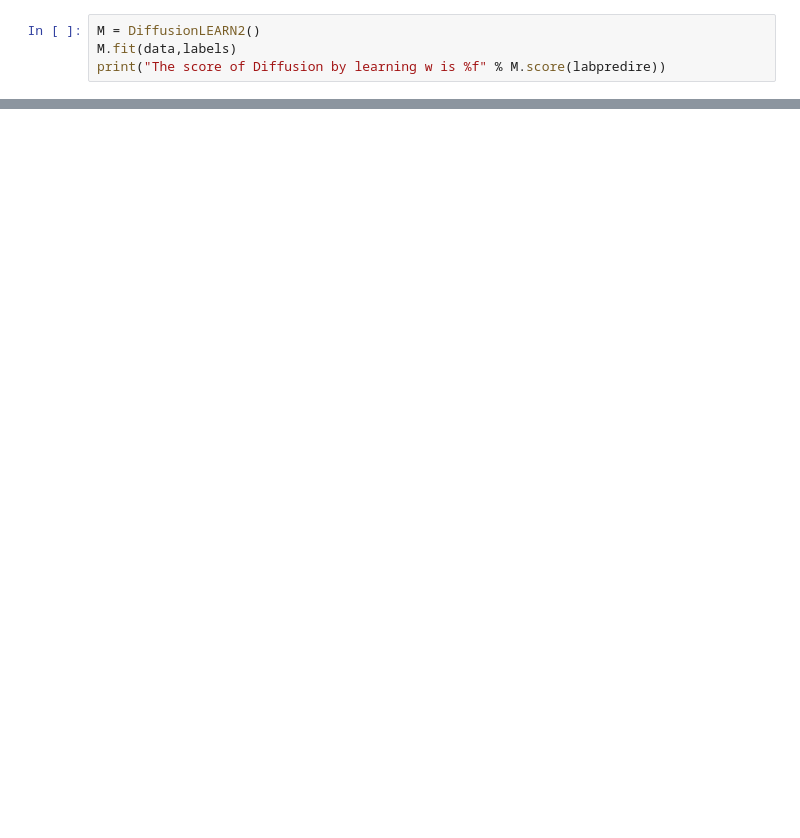
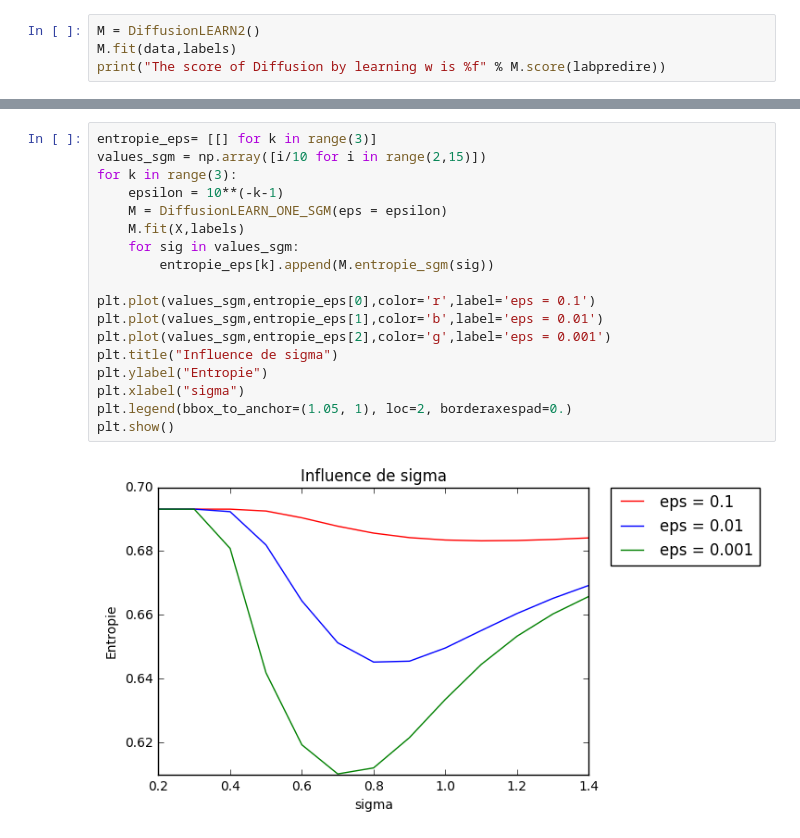
Before and after one commit to quentin-duchemin/Projet_MALAP, a Jupyter notebook: Projet.ipynb, the cells around one changed output, grey strips where cells are left out. Drawn from its saved outputs; the diff is of its cells as text; blank space fills up the shorter version.

Commit message:
correction apprentissage sigma

```diff
--- a/Projet.ipynb
+++ b/Projet.ipynb
@@ -832,0 +839,20 @@ plt.show()
+# %%
+entropie_eps= [[] for k in range(3)]
+values_sgm = np.array([i/10 for i in range(2,15)])
+for k in range(3):
+    epsilon = 10**(-k-1)
+    M = DiffusionLEARN_ONE_SGM(eps = epsilon)
+    M.fit(X,labels)
+    for sig in values_sgm:
+        entropie_eps[k].append(M.entropie_sgm(sig))
+
+plt.plot(values_sgm,entropie_eps[0],color='r',label='eps = 0.1')
+plt.plot(values_sgm,entropie_eps[1],color='b',label='eps = 0.01')
+plt.plot(values_sgm,entropie_eps[2],color='g',label='eps = 0.001')
+plt.title("Influence de sigma")
+plt.ylabel("Entropie")
+plt.xlabel("sigma")
+plt.legend(bbox_to_anchor=(1.05, 1), loc=2, borderaxespad=0.)
+plt.show()
+# %% [output]
+[figure, added]
```
Also changed, not shown: parts of 5 cells of this notebook.
